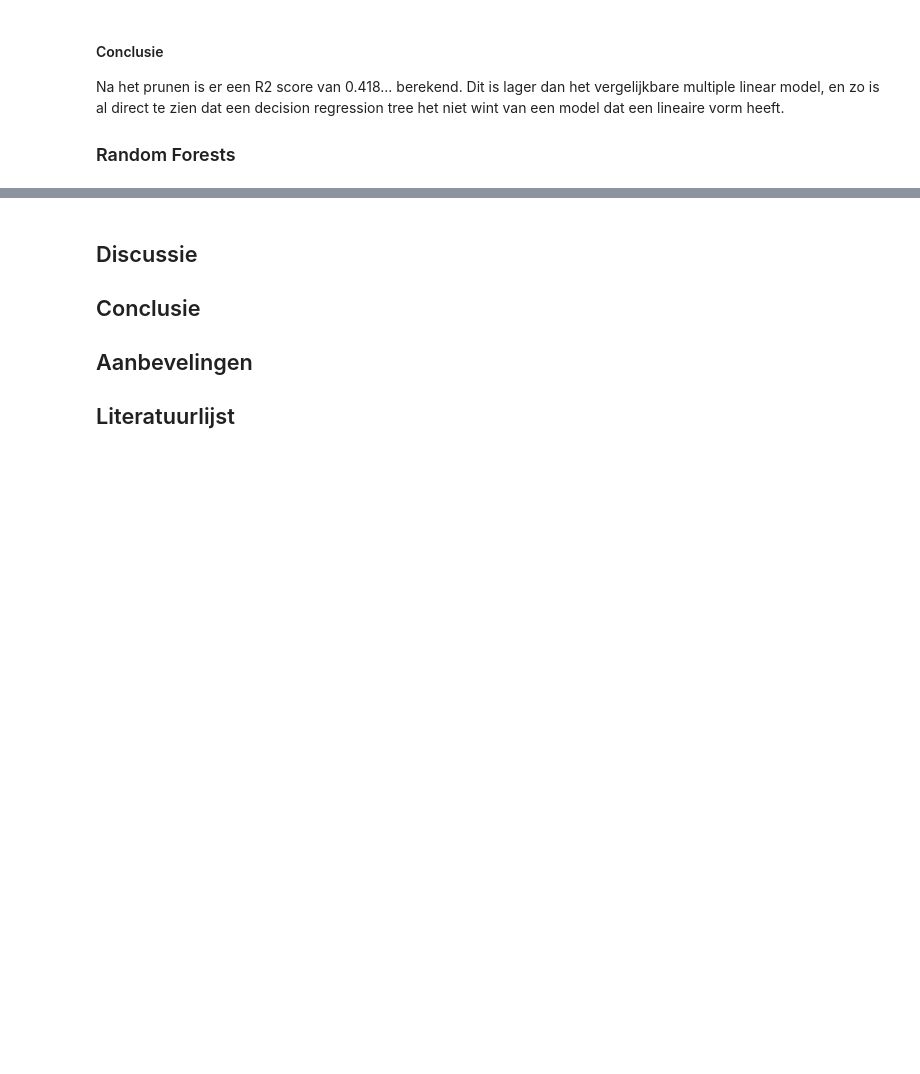
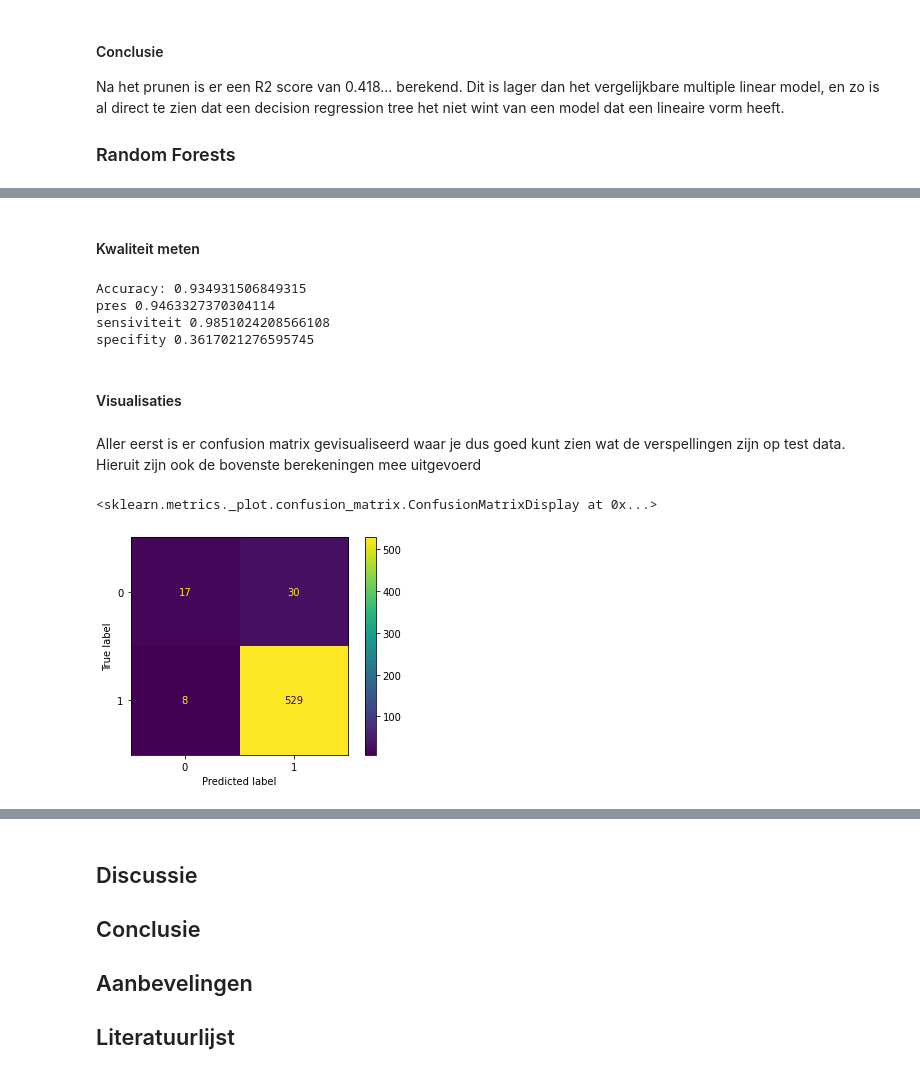
Before and after one commit to dvwgerritsen/data_science_research_report, a Jupyter notebook: research_report.ipynb, the cells around one changed output, grey strips where cells are left out. Drawn from its saved outputs; the diff is of its cells as text; code cells hidden in the pictures; blank space fills up the shorter version.

Commit message:
Confusion matrix

```diff
--- a/research_report.ipynb
+++ b/research_report.ipynb
@@ -540,0 +531,37 @@ randomForestRegressor.score(X_train, y_train)
+# %%
+#Selecting variables
+columns = ['SalePrice','LotArea', 'YearBuilt', 'YrSold', 'OverallQual', 'OverallCond', 'YearRemodAdd', '1stFlrSF', ]
+X=df[columns]  # Features
+y=df['CentralAir']  # Labels
+
+#Split data
+X_train, X_test, y_train, y_test = train_test_split(X, y, test_size=0.4, random_state=1)
+
+#Random forest model
+clf=RandomForestClassifier(random_state=1)
+clf.fit(X_train,y_train)
+y_pred=clf.predict(X_test)
+# %% [markdown]
+#### Kwaliteit meten
+# %%
+#Measuring quality
+print("Accuracy:", metrics.accuracy_score(y_test, y_pred))
+tn, fp, fn, tp = confusion_matrix(y_test, y_pred).ravel()
+print('pres', tp/(fp+tp))
+print('sensiviteit', tp/(fn+tp))
+print('specifity', tn/(fp+tn))
+# %% [output]
+Accuracy: 0.934931506849315
+pres 0.9463327370304114
+sensiviteit 0.9851024208566108
+specifity 0.3617021276595745
+# %% [markdown]
+#### Visualisaties
+# %% [markdown]
+Aller eerst is er confusion matrix gevisualiseerd waar je dus goed kunt zien wat de verspellingen zijn op test data. Hieruit zijn ook de bovenste berekeningen mee uitgevoerd
+# %%
+#Confusion matrix plot
+plot_confusion_matrix(clf, X_test, y_test)
+# %% [output]
+<sklearn.metrics._plot.confusion_matrix.ConfusionMatrixDisplay at 0x...>
+[figure, added]
```
Also changed, not shown: parts of 13 cells of this notebook, 3 other files.
